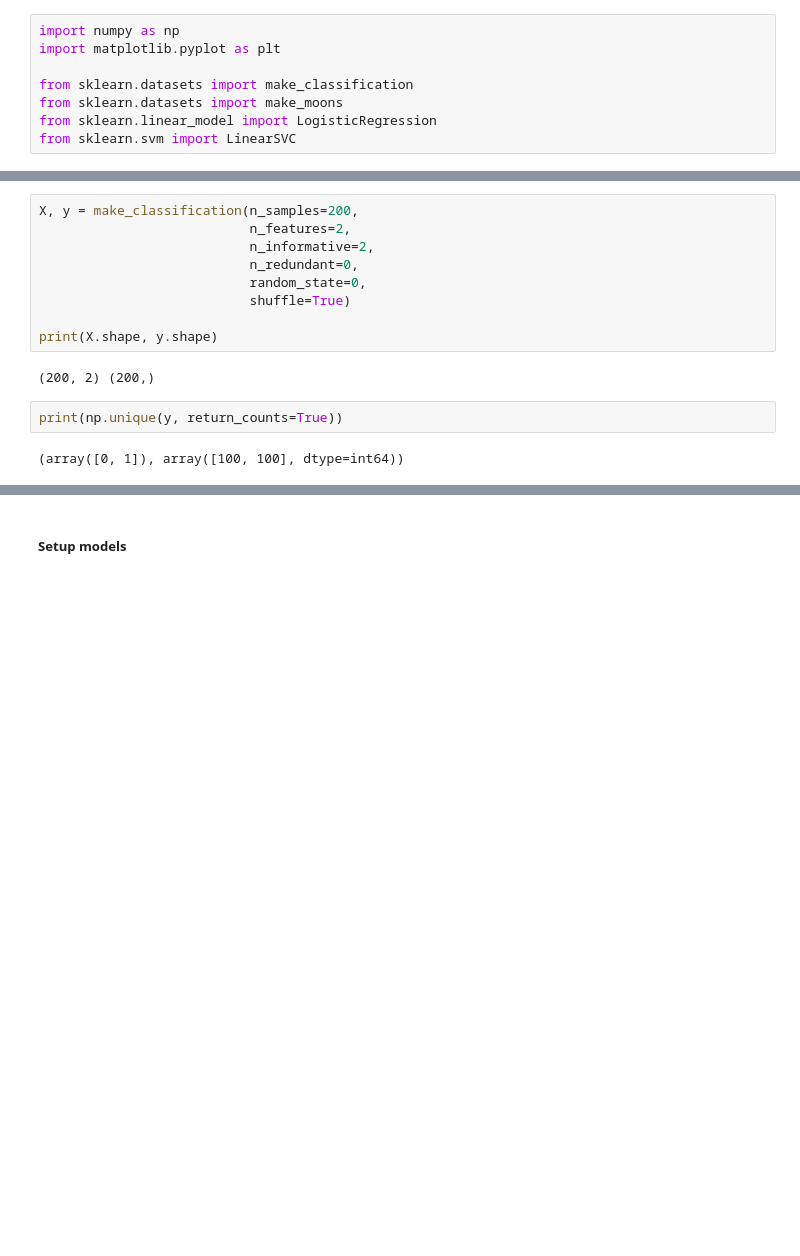
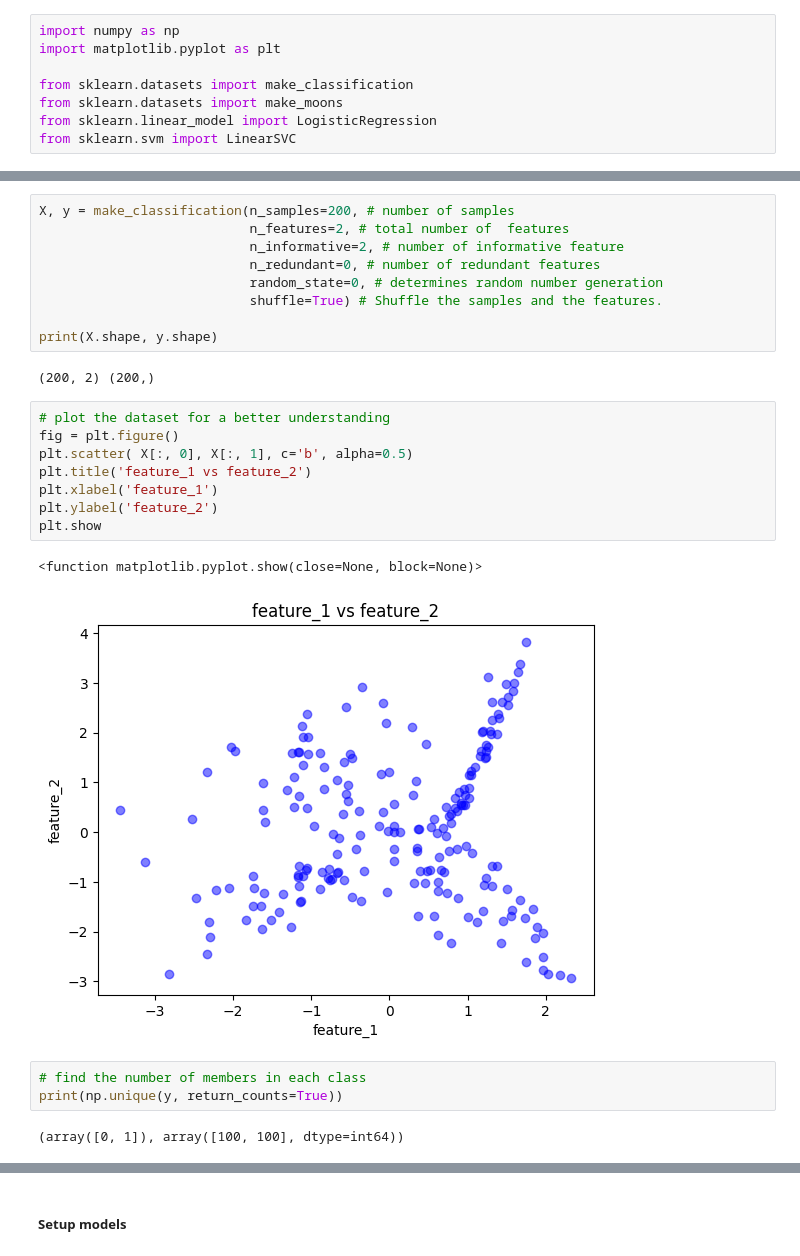
Before and after one commit to hooman-b/Machine_learning_assignments, a Jupyter notebook: Supervised_Learning/Fifth_Assignment/E_LR_SVM.ipynb, the cells around one changed output, grey strips where cells are left out. Cells and saved outputs as stored; diff of their text form; blank space fills up the shorter version.

```diff
--- a/Supervised_Learning/Fifth_Assignment/E_LR_SVM.ipynb
+++ b/Supervised_Learning/Fifth_Assignment/E_LR_SVM.ipynb
@@ -122,17 +136,29 @@ Data split:
 - Training set: first 100 samples
 - Test set: last 100 samples
 # %%
-X, y = make_classification(n_samples=200,
-                           n_features=2,
-                           n_informative=2,
-                           n_redundant=0,
-                           random_state=0,
-                           shuffle=True)
+X, y = make_classification(n_samples=200, # number of samples
+                           n_features=2, # total number of  features
+                           n_informative=2, # number of informative feature
+                           n_redundant=0, # number of redundant features
+                           random_state=0, # determines random number generation
+                           shuffle=True) # Shuffle the samples and the features.
 
 print(X.shape, y.shape)
 # %% [output]
 (200, 2) (200,)
+# %%
+# plot the dataset for a better understanding
+fig = plt.figure()
+plt.scatter( X[:, 0], X[:, 1], c='b', alpha=0.5)
+plt.title('feature_1 vs feature_2')
+plt.xlabel('feature_1')
+plt.ylabel('feature_2')
+plt.show
+# %% [output]
+<function matplotlib.pyplot.show(close=None, block=None)>
+[figure, added]
 # %%
+# find the number of members in each class
 print(np.unique(y, return_counts=True))
 # %% [output]
 (array([0, 1]), array([100, 100], dtype=int64))
```
Also changed, not shown: parts of 13 cells of this notebook.
